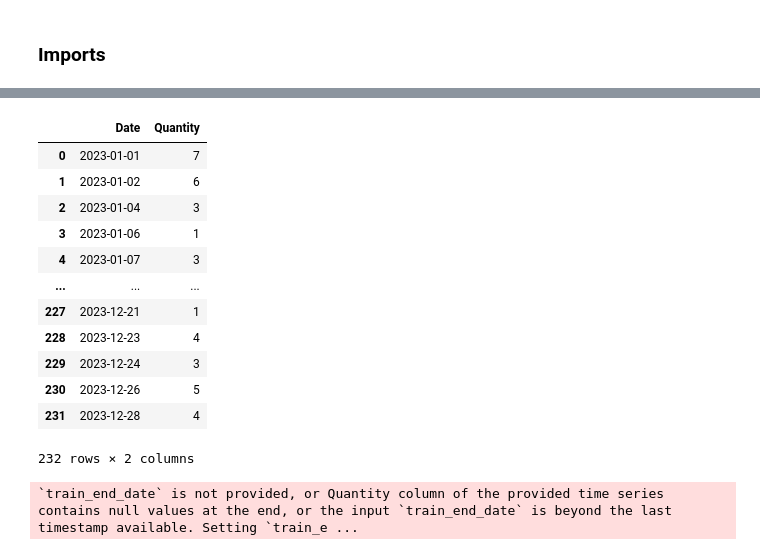
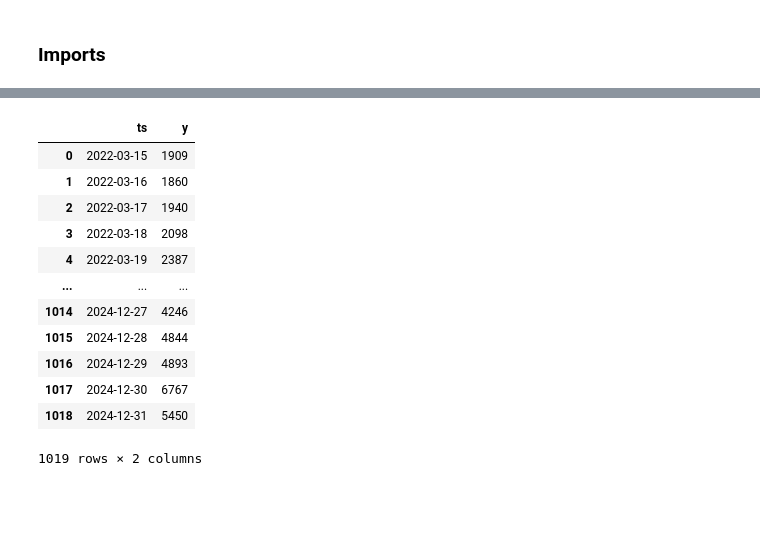
Before and after one commit to darkel61/3mit_ai_testing, a Jupyter notebook: retail.ipynb, the cells around one changed output, grey strips where cells are left out. Drawn from its saved outputs; the diff is of its cells as text; code cells hidden in the pictures; blank space fills up the shorter version.

```diff
--- a/retail.ipynb
+++ b/retail.ipynb
@@ -23,4 +31,5 @@ from greykite.framework.input.univariate_time_series import UnivariateTimeSeries
 # %%
-retail_csv = pd.read_csv('/Users/fernandoazuaje/Documents/work/3mit/AI/retail_sales_Dataset.csv')
+retail_csv = pd.read_csv('./data_productos_ventas_3_sin_2025.csv')
 df = pd.DataFrame(retail_csv)
-df['Date'] = pd.to_datetime(df['Date'])
+df['fecha_venta'] = pd.to_datetime(df['fecha_venta'])
+df
@@ -27,39 +50,39 @@ df['Date'] = pd.to_datetime(df['Date'])
 # %%
-df = df.query('`Product Category` == "Clothing"')
+df = df.query('`codigo_articulo` == 386')
 
-df = df.groupby(['Date']).agg({'Quantity': 'sum'}).reset_index()
+df = df.groupby(['fecha_venta']).agg({'cantidad': 'sum'}).reset_index()
+
+df.rename(columns={'fecha_venta': 'ts', 'cantidad': 'y'}, inplace=True)
 
 df
 # %% [output]
-|  | Date | Quantity |
-| 0 | 2023-01-01 | 7 |
-| 1 | 2023-01-02 | 6 |
-| 2 | 2023-01-04 | 3 |
-| 3 | 2023-01-06 | 1 |
-| 4 | 2023-01-07 | 3 |
+|  | ts | y |
+| 0 | 2022-03-15 | 1909 |
+| 1 | 2022-03-16 | 1860 |
+| 2 | 2022-03-17 | 1940 |
+| 3 | 2022-03-18 | 2098 |
+| 4 | 2022-03-19 | 2387 |
 | ... | ... | ... |
-| 227 | 2023-12-21 | 1 |
-| 228 | 2023-12-23 | 4 |
-| 229 | 2023-12-24 | 3 |
-| 230 | 2023-12-26 | 5 |
-| 231 | 2023-12-28 | 4 |
+| 1014 | 2024-12-27 | 4246 |
+| 1015 | 2024-12-28 | 4844 |
+| 1016 | 2024-12-29 | 4893 |
+| 1017 | 2024-12-30 | 6767 |
+| 1018 | 2024-12-31 | 5450 |
-232 rows × 2 columns
+1019 rows × 2 columns
 # %%
 # No es un dataframe pero pareceira un dataframe5
 ts = UnivariateTimeSeries()
 ts.load_data(
     df=df,
-    time_col="Date",
-    value_col="Quantity",
+    time_col="ts",
+    value_col="y",
     freq="D"
     # anomaly_info=anomaly_info,
     # regressor_cols=["sale_price"]
 )
 
 metadata = MetadataParam(
-        time_col="Date",  # name of the time column
-        value_col="Quantity",  # name of the value column
+        time_col="ts",  # name of the time column
+        value_col="y",  # name of the value column
         freq="D"  # "H" for hourly, "D" for daily, "W" for weekly, etc.
     )
-# %% [output]
-`train_end_date` is not provided, or Quantity column of the provided time series contains null values at the end, or the input `train_end_date` is beyond the last timestamp available. Setting `train_e ...
```
Also changed, not shown: parts of 10 cells of this notebook, 3 other files.
